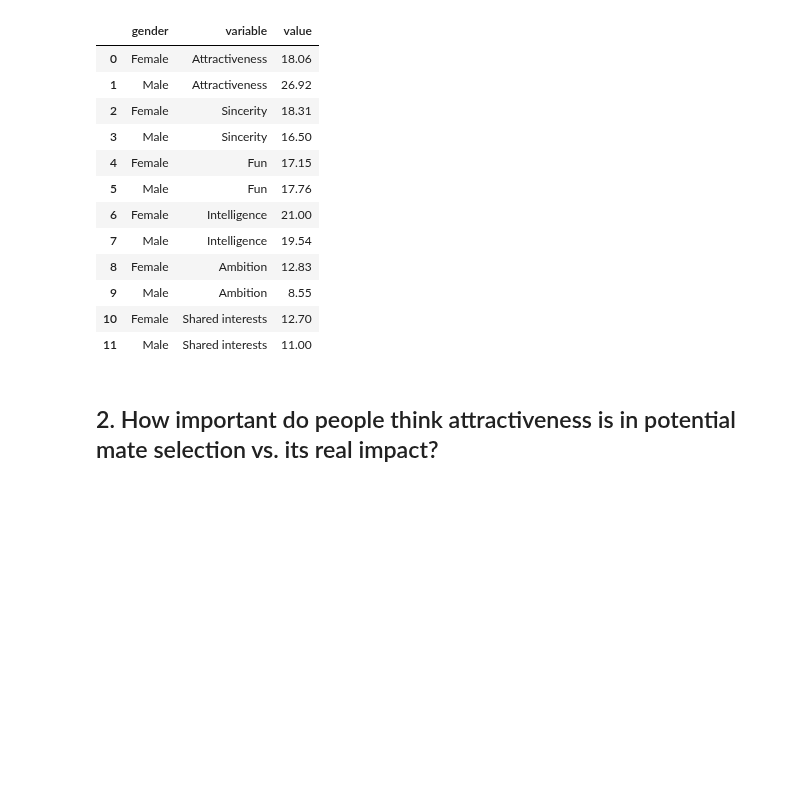
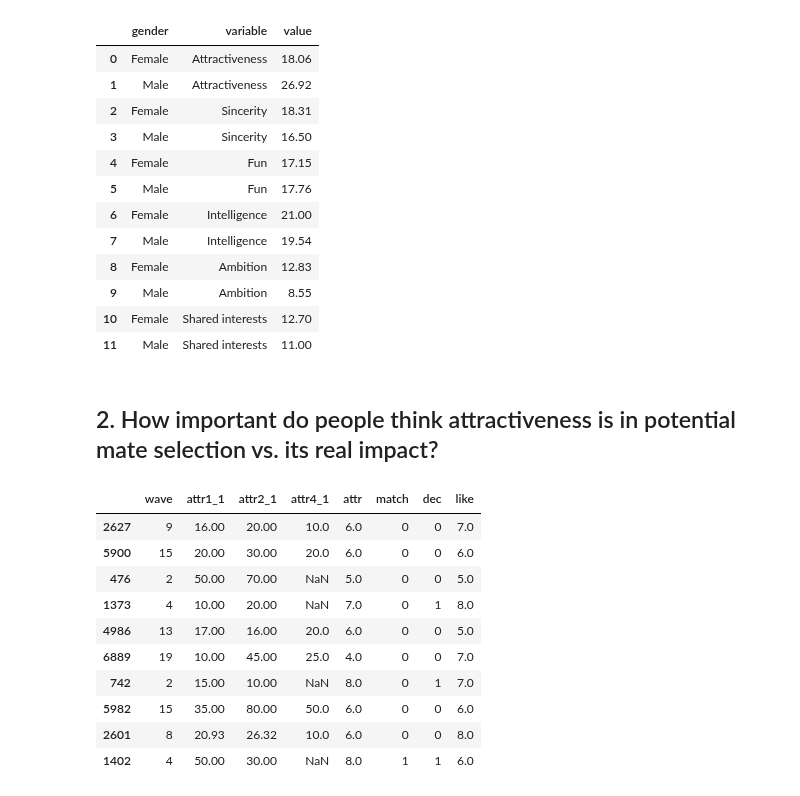
Before and after one commit to Quentin-qha/Jedha, a Jupyter notebook: 02_exploratory_data_analysis/speed_dating__tinder/00-project-speed_dating__tinder.ipynb, the cells around one changed output. Drawn from its saved outputs; the diff is of its cells as text; code cells hidden in the pictures; blank space fills up the shorter version.

```diff
--- a/02_exploratory_data_analysis/speed_dating__tinder/00-project-speed_dating__tinder.ipynb
+++ b/02_exploratory_data_analysis/speed_dating__tinder/00-project-speed_dating__tinder.ipynb
@@ -491,3 +495,20 @@ fig = px.bar(
 fig.show()
 # %% [markdown]
 ## 2. How important do people think attractiveness is in potential mate selection vs. its real impact?
+# %%
+df_attractiveness = df[['wave', 'attr1_1', 'attr2_1', 'attr4_1', 'attr', 'match', 'dec', 'like']].copy()
+df_attractiveness.sample(10)
+
+# Attr4_1 is 1-10
+# %% [output]
+|  | wave | attr1_1 | attr2_1 | attr4_1 | attr | match | dec | like |
+| 2627 | 9 | 16.00 | 20.00 | 10.0 | 6.0 | 0 | 0 | 7.0 |
+| 5900 | 15 | 20.00 | 30.00 | 20.0 | 6.0 | 0 | 0 | 6.0 |
+| 476 | 2 | 50.00 | 70.00 | NaN | 5.0 | 0 | 0 | 5.0 |
+| 1373 | 4 | 10.00 | 20.00 | NaN | 7.0 | 0 | 1 | 8.0 |
+| 4986 | 13 | 17.00 | 16.00 | 20.0 | 6.0 | 0 | 0 | 5.0 |
+| 6889 | 19 | 10.00 | 45.00 | 25.0 | 4.0 | 0 | 0 | 7.0 |
+| 742 | 2 | 15.00 | 10.00 | NaN | 8.0 | 0 | 1 | 7.0 |
+| 5982 | 15 | 35.00 | 80.00 | 50.0 | 6.0 | 0 | 0 | 6.0 |
+| 2601 | 8 | 20.93 | 26.32 | 10.0 | 6.0 | 0 | 0 | 8.0 |
+| 1402 | 4 | 50.00 | 30.00 | NaN | 8.0 | 1 | 1 | 6.0 |
```
Also changed, not shown: parts of 17 cells of this notebook.
